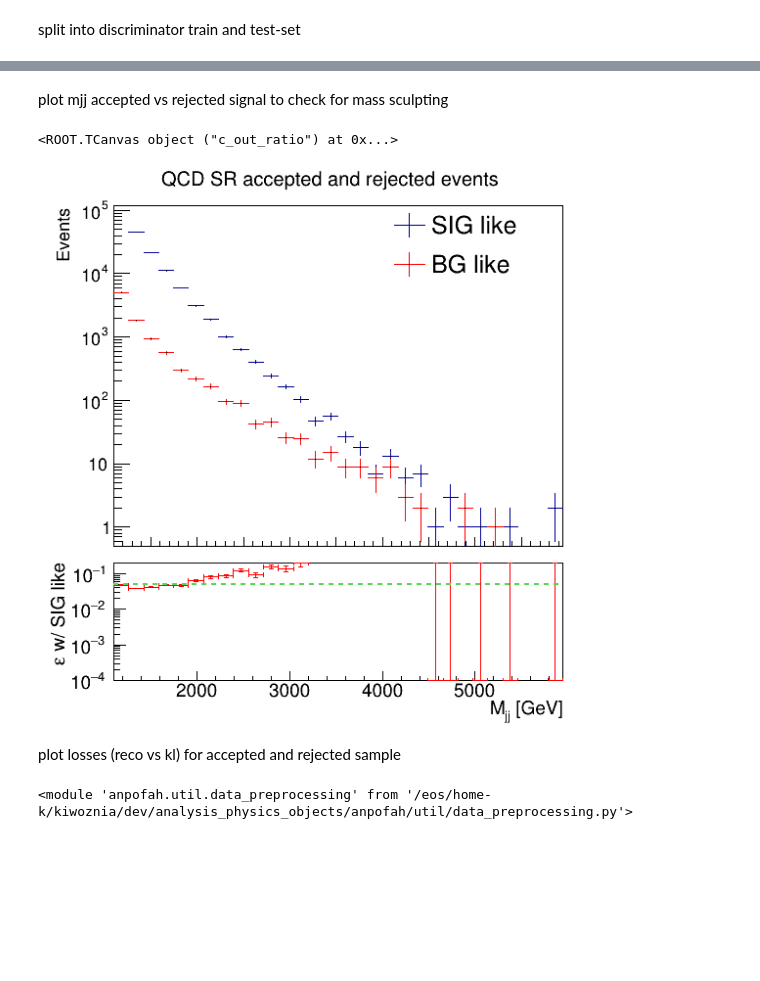
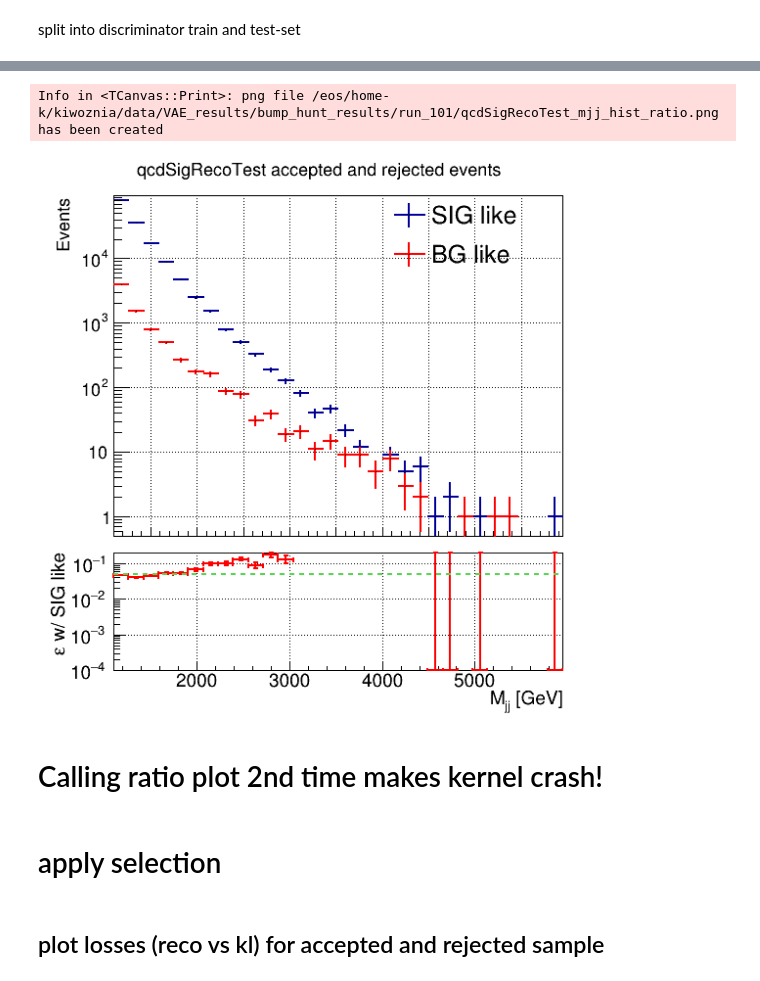
Before and after one commit to kingusiu/dadrah, a Jupyter notebook: main.ipynb, the cells around one changed output, grey strips where cells are left out. Cells and saved outputs as stored; diff of their text form; code cells hidden in the pictures; blank space fills up the shorter version.

Commit message:
fixing missing plot member references in root plotting, (still open)

```diff
--- a/main.ipynb
+++ b/main.ipynb
@@ -18,17 +22,21 @@ reco_loss_j1_key = 'j1RecoLoss'
 # %%
-experiment = ex.Experiment(run_n)
-qcd_sig_data = sf.read_results_to_jet_sample_dict([qcd_sig_id], experiment)
+experiment = ex.Experiment(run_n).setup(analysis_dir=True)
+sig_data = sf.read_results_to_jet_sample_dict(all_samples, experiment)
 # %% [markdown]
 split into discriminator train and test-set
 # %%
 # define quantile and loss-strategy for discimination
 quantile = 0.05 # 5%
 strategy = ls.combine_loss_min
-qcd_sig_sample = qcd_sig_data['qcdSigReco']
+qcd_sig_sample = sig_data[SM_sample]
+#split qcd sample into training and testing
+qcd_train, qcd_test = js.split_jet_sample_train_test(qcd_sig_sample, QR_train_share)
+# update data_dictionary
+sig_data[SM_sample] = qcd_test
 # %%
 print(qcd_sig_sample.features())
 # train discriminator (and plot results => TODO)
 discriminator = dis.QRDiscriminator(quantile=quantile, loss_strategy=strategy)
-discriminator.fit(qcd_sig_sample)
+discriminator.fit(qcd_train)
 # %% [output]
 WARNING: Logging before flag parsing goes to stderr.
@@ -64,5 +86,6 @@ Epoch 10/10
 # %%
+sample = sig_data[SM_sample]
 # apply selection to datasample
-qcd_sig_train_selection = discriminator.select(qcd_sig_sample)
+selection = discriminator.select(sample)
 #qcd_sig_test_selected = discriminator.apply(qcd_sig_test)
-qcd_sig_sample.add_feature('sel', qcd_sig_train_selection)
+sample.add_feature('sel', selection)
@@ -74,9 +92,8 @@ an.analyze_discriminator_cut(discriminator, qcd_sig_sample)
-# %% [markdown]
-plot mjj accepted vs rejected signal to check for mass sculpting
 # %%
-Mjj_selection = 1100.
-binning=[30, Mjj_selection, qcd_sig_sample[mjj_key].max()]
-an.plot_mass_spectrum_ratio(qcd_sig_sample.accepted(mjj_key), qcd_sig_sample.rejected(mjj_key), binning, quantile, 'QCD SR accepted and rejected events')
+binning=[30, Mjj_selection, sample[mjj_key].max()]
+an.plot_mass_spectrum_ratio(sample.accepted(mjj_key), sample.rejected(mjj_key), binning, quantile, sample.name +' accepted and rejected events', fig_dir=experiment.analysis_dir, plot_name=sample.plot_name()+'_mjj_hist_ratio.png')
 # %% [output]
-<ROOT.TCanvas object ("c_out_ratio") at 0x...>
+Info in <TCanvas::Print>: png file /eos/home-k/kiwoznia/data/VAE_results/bump_hunt_results/run_101/qcdSigRecoTest_mjj_hist_ratio.png has been created
-[figure, old version]
+[figure, new version]
+# %% [markdown]
+# Calling ratio plot 2nd time makes kernel crash!
@@ -82,0 +109,2 @@ an.plot_mass_spectrum_ratio(qcd_sig_sample.accepted(mjj_key), qcd_sig_sample.rej
+# %% [markdown]
+# apply selection
@@ -83,10 +117,2 @@ an.plot_mass_spectrum_ratio(qcd_sig_sample.accepted(mjj_key), qcd_sig_sample.rej
 # %% [markdown]
-plot losses (reco vs kl) for accepted and rejected sample
+## plot losses (reco vs kl) for accepted and rejected sample
-# %%
-from importlib import reload
-reload(pu)
-reload(js)
-import anpofah.util.data_preprocessing as dpr
-reload(dpr)
-# %% [output]
-<module 'anpofah.util.data_preprocessing' from '/eos/home-k/kiwoznia/dev/analysis_physics_objects/anpofah/util/data_preprocessing.py'>
```
Also changed, not shown: parts of 13 cells of this notebook, 3 other files.
